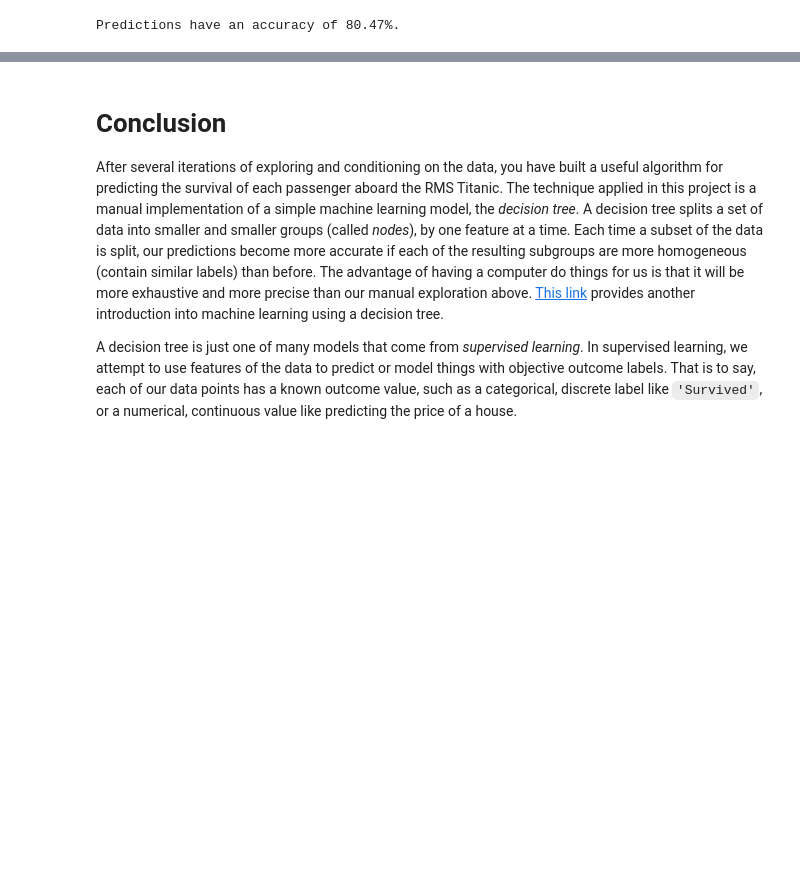
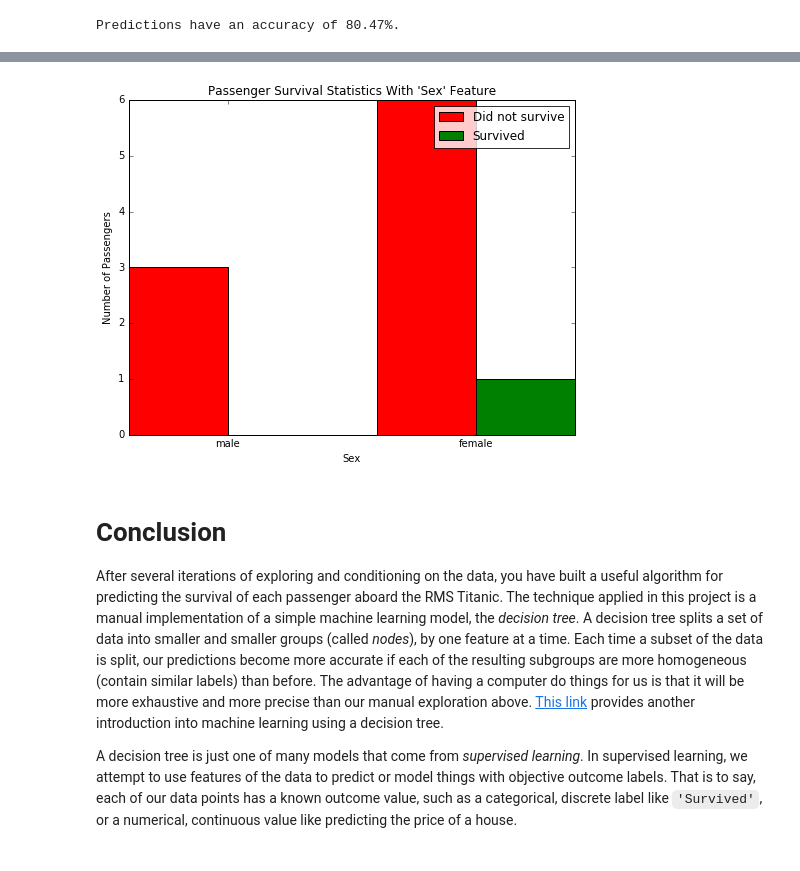
Before and after one commit to eloyekunle/udacity_titanic, a Jupyter notebook: titanic_survival_exploration.ipynb, the cells around one changed output, grey strips where cells are left out. Cells and saved outputs as stored; diff of their text form; code cells hidden in the pictures; blank space fills up the shorter version.

```diff
--- a/titanic_survival_exploration.ipynb
+++ b/titanic_survival_exploration.ipynb
@@ -269,3 +282,7 @@ Predictions have an accuracy of 80.47%.
+# %%
+survival_stats(data, outcomes, 'Sex', ["Parch > 3"]) # Showing that females with over 3 parents/children have lower survival rate.
+# %% [output]
+[figure, added]
 # %% [markdown]
 # Conclusion
 
```
Also changed, not shown: parts of 8 cells of this notebook, 1 other file.
